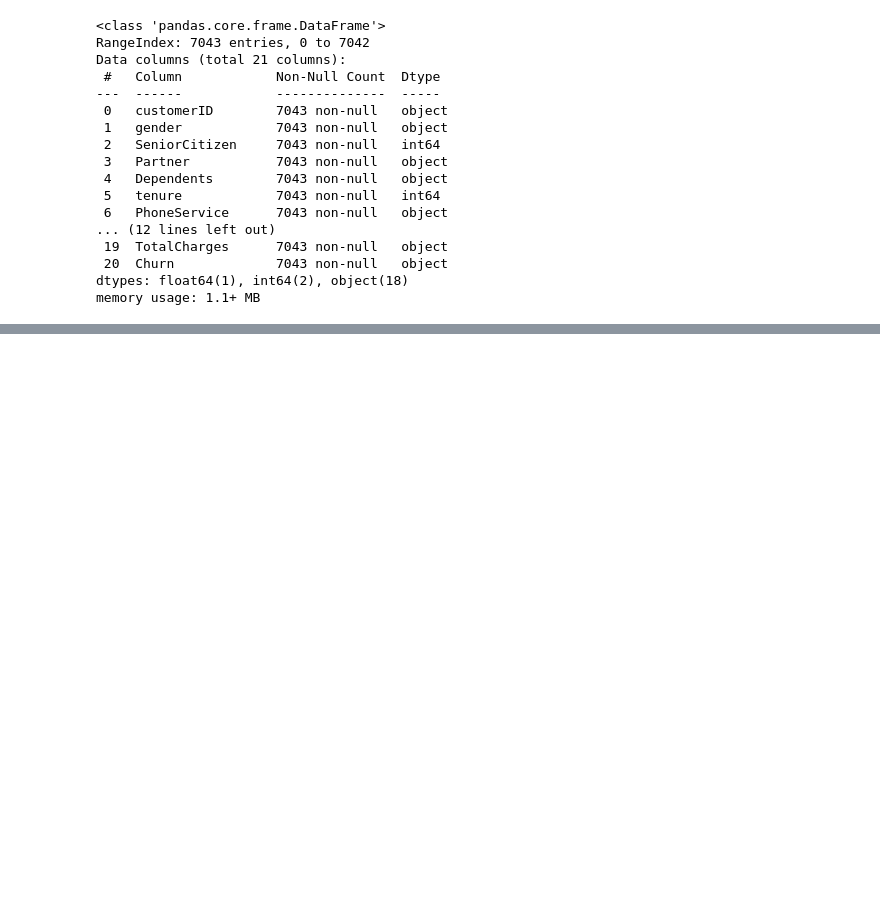
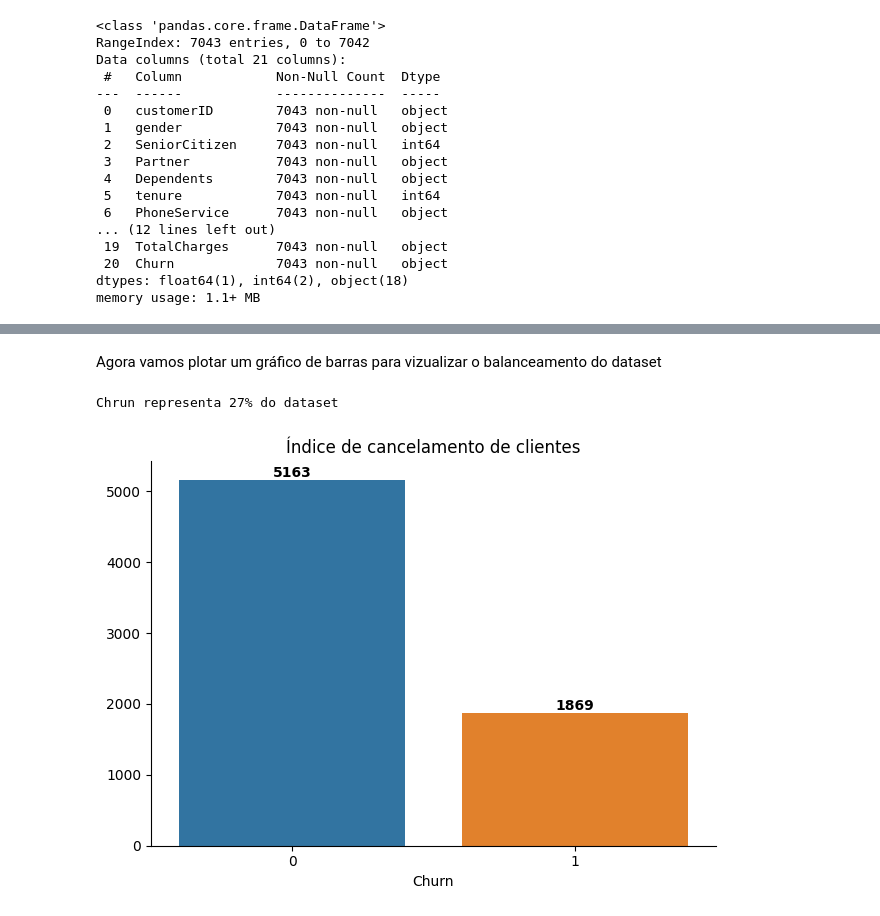
Before and after one commit to IsWallison/Projeto_Churn_Prediction, a Jupyter notebook: Projeto_Churn_Prediction_para_uma_empresa_de_Telecomunicações.ipynb, the cells around one changed output, grey strips where cells are left out. Cells and saved outputs as stored; diff of their text form; code cells hidden in the pictures; blank space fills up the shorter version.

```diff
--- a/Projeto_Churn_Prediction_para_uma_empresa_de_Telecomunicações.ipynb
+++ b/Projeto_Churn_Prediction_para_uma_empresa_de_Telecomunicações.ipynb
@@ -461,9 +140,0 @@ def transform(modelo='',X=X,y=y,oversample=False, scale=False, undersample=False
-# %%
-
-for i in range(1,50):
-    y_pred_knn = transform(KNeighborsClassifier(n_neighbors=i))
-    knn_accuracy = y_pred_knn.score(X_test, y_test)
-    if knn_accuracy > acc1:
-        acc1 = knn_accuracy
-        n_nei = i
-print('n_neighbors:', n_nei)
@@ -734,0 +198,29 @@ Confusion Matrix: [[290 177]
+# %% [markdown]
+Agora vamos plotar um gráfico de barras para vizualizar o balanceamento do dataset
+# %%
+print(f'Chrun representa {round((sum(df_clean["Churn"]==1)/df_clean.shape[0]*100))}% do dataset \n')
+
+fig, ax = plt.subplots();
+
+sns.countplot(x=df_clean['Churn'],)
+ax.set_title('Índice de cancelamento de clientes');
+ax.set_ylabel('')
+total = df_clean['Churn'].value_counts()
+
+#Adicionar valor na barra
+for i in range(2):
+  alt = int(total[i])+100
+  ax.text(i, i+alt, total[i], va='center', ha='center', fontweight='bold',)
+
+#remover borda lateral e superior
+def remove_spine(ax):
+  ax.spines['top'].set_visible(False)
+  ax.spines['right'].set_visible(False)
+
+
+remove_spine(ax)
+plt.tight_layout()
+plt.show()
+# %% [output]
+Chrun representa 27% do dataset
+[figure, added]
```
Also changed, not shown: parts of 73 cells of this notebook.
